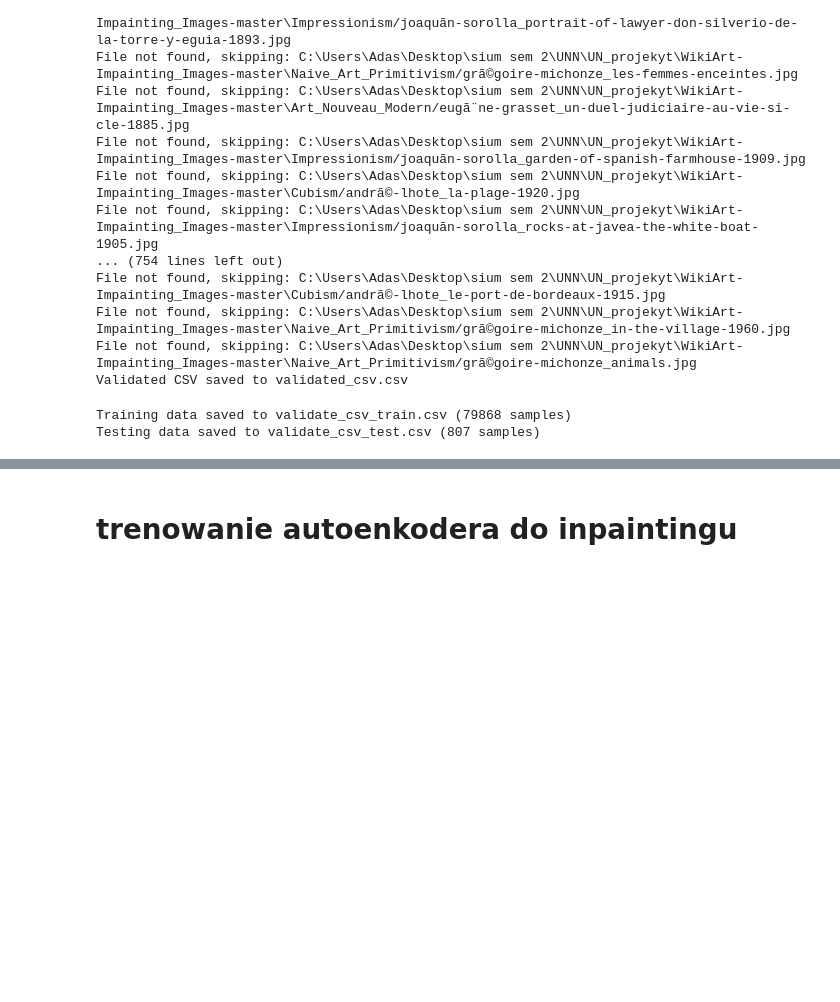
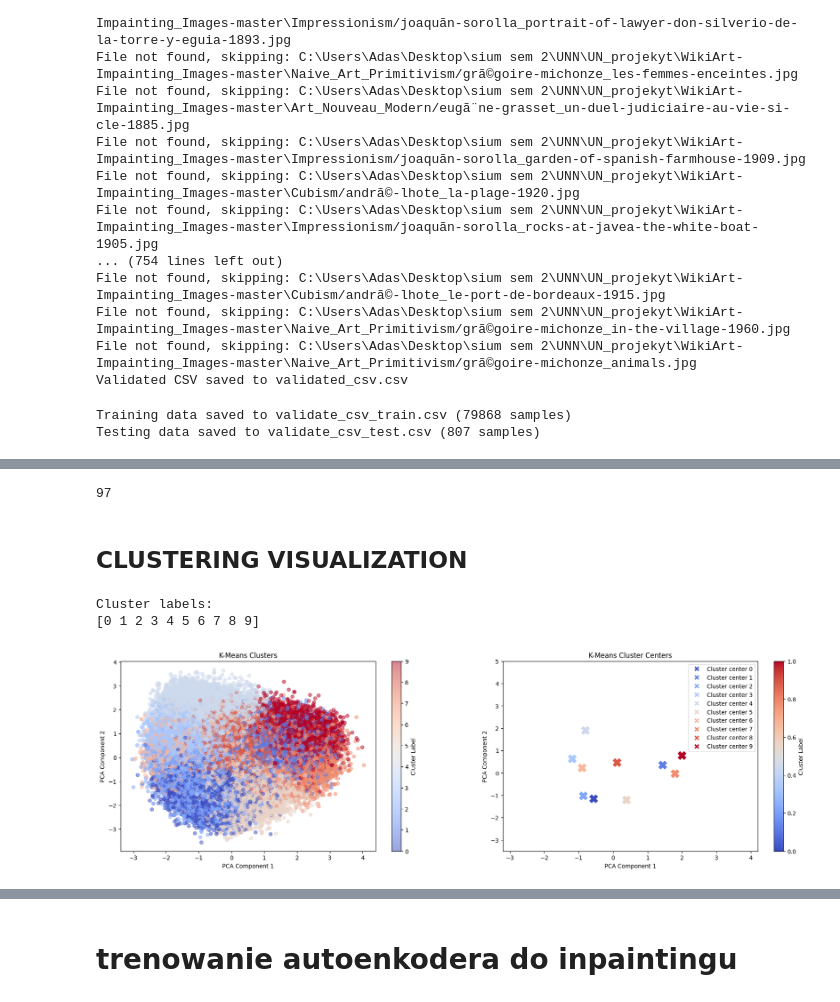
Before and after one commit to AdamKrupski/UN_project, a Jupyter notebook: UN_projekt_porzadnie.ipynb, the cells around one changed output, grey strips where cells are left out. Drawn from its saved outputs; the diff is of its cells as text; code cells hidden in the pictures; blank space fills up the shorter version.

Commit message:
modified visualization

```diff
--- a/UN_projekt_porzadnie.ipynb
+++ b/UN_projekt_porzadnie.ipynb
@@ -272,7 +254,7 @@ import numpy as np
 from sklearn.decomposition import PCA
 
 # Load latent vectors
-latent_vectors = torch.load("latent_vectors_200.pt")
+latent_vectors = torch.load("latent_vectors_200_michal.pt")
 
 # Convert latent vectors to NumPy for use in scikit-learn
 latent_vectors = latent_vectors.numpy()
@@ -295,9 +277,9 @@ pca_components = PCA(n_components=num_components_90)
 reduced_latent_vectors = pca_components.fit_transform(latent_vectors)
 
 # Save the reduced latent vectors
-np.save("reduced_latent_vectors_200.npy", reduced_latent_vectors)
+np.save("reduced_latent_vectors_200_michal.npy", reduced_latent_vectors)
 
 # Save PCA model for later use if needed
 import joblib
-joblib.dump(pca_components, "pca_4_components_200.pkl")
+joblib.dump(pca_components, "pca_4_components_200_michal.pkl")
 # %% [output]
@@ -429,0 +288,62 @@ Cluster Centers (in latent space):
+# %%
+reduced_latent_vectors[0].size
+# %% [output]
+97
+# %% [markdown]
+## CLUSTERING VISUALIZATION
+# %%
+kmeans = KMeans(n_clusters=10, random_state=42)
+kmeans.fit(reduced_latent_vectors)
+
+# Labels
+labels = kmeans.labels_
+
+print(f"Cluster labels:\n{np.unique(labels)}")
+# %% [output]
+Cluster labels:
+[0 1 2 3 4 5 6 7 8 9]
+# %%
+# Using PCA for visualization
+pca_2d = PCA(n_components=2)
+
+# Reduced vectors
+reduced_vectors_2d = pca_2d.fit_transform(reduced_latent_vectors)
+
+# Cluster centers
+cluster_centers = kmeans.cluster_centers_
+reduced_centers_2d = pca_2d.transform(cluster_centers)
+
+# Labels and colors
+unique_labels = np.unique(labels)
+colors = plt.cm.get_cmap('coolwarm', len(unique_labels))
+
+# Clusters
+plt.figure(figsize=(22, 6))
+plt.subplot(1, 2, 1)
+plt.scatter(reduced_vectors_2d[:, 0], reduced_vectors_2d[:, 1], c=labels, cmap='coolwarm', marker='o', alpha=0.5)
+plt.title('K-Means Clusters')
+plt.xlabel('PCA Component 1')
+plt.ylabel('PCA Component 2')
+plt.colorbar(label='Cluster Label')
+
+plt.subplot(1,2,2)
+# Dodanie centrów klastrów z odpowiednimi kolorami
+for i, center in enumerate(reduced_centers_2d):
+    plt.scatter(center[0], center[1], color=colors(i), marker='X', s=200, label=f'Centrum klastra {i}' if i == 0 else "")
+
+# Cluster Centers
+plt.set_cmap("coolwarm")
+plt.title('K-Means Cluster Centers')
+plt.xlim((-3.2, 4.2))
+plt.ylim((-3.5, 5))
+plt.xlabel('PCA Component 1')
+plt.ylabel('PCA Component 2')
+plt.colorbar(label='Cluster Label')
+# Legend
+handles = [plt.Line2D([0], [0], marker='X', color='w', markerfacecolor=colors(i), markersize=10) for i in range(len(unique_labels))]
+plt.legend(handles, [f'Cluster center {i}' for i in unique_labels])
+
+
+plt.show()
+# %% [output]
+[figure, added]
```
Also changed, not shown: parts of 44 cells of this notebook, 18 other files.
